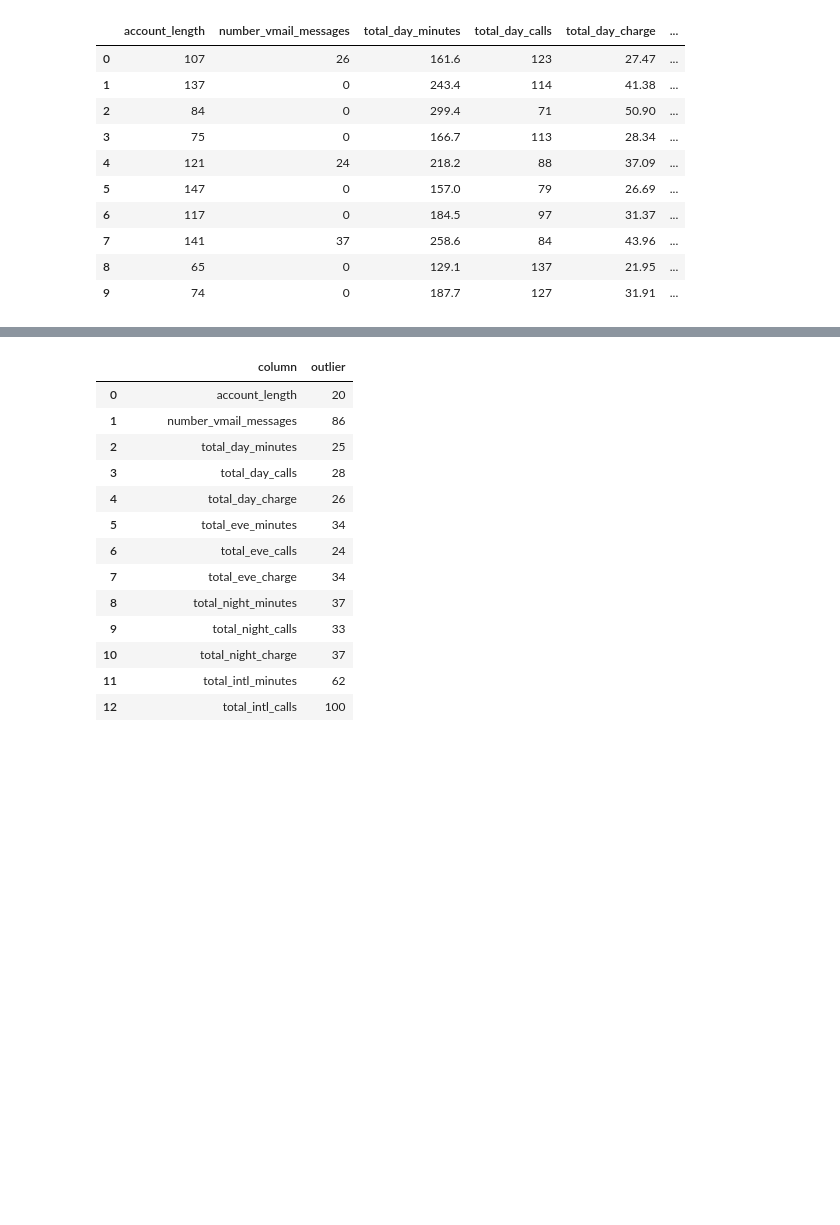
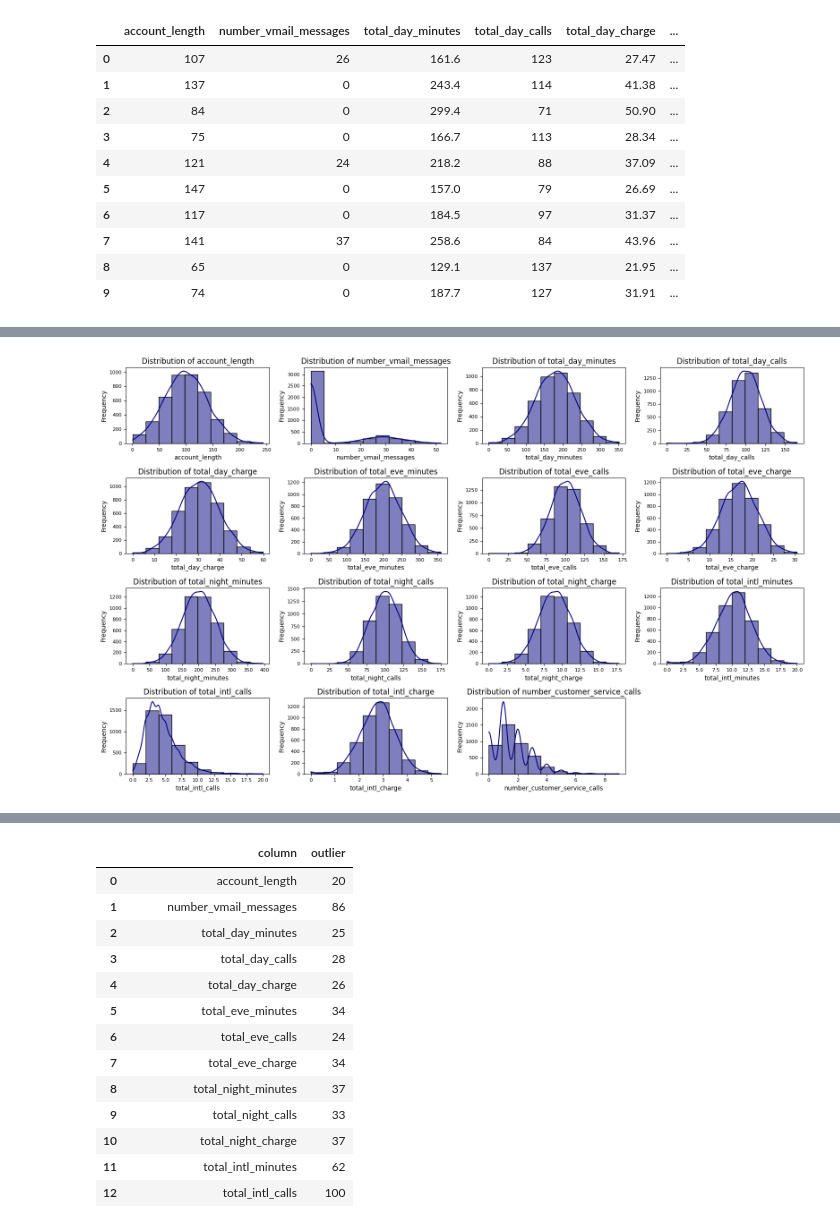
Before and after one commit to Gifted-Dev/customerChurn_prediction, a Jupyter notebook: notebooks/EDA.ipynb, the cells around one changed output, grey strips where cells are left out. Saved outputs shown, nothing was run; the diff lists cells and outputs as text; code cells hidden in the pictures; blank space fills up the shorter version.

```diff
--- a/notebooks/EDA.ipynb
+++ b/notebooks/EDA.ipynb
@@ -195,10 +175,0 @@ for col in df_num.columns:
-# %%
-# To visualize the outliers using box plots
-for i, col in enumerate(df_num.columns):
-    # plt.figure(figsize=(3,4))
-    # sns.boxplot(data=df, x=df['churn'], y=col)
-    sns.boxplot(data=df_num, y=col, ax=axes[i])
-    axes[i].set_title(f'outliers in {col}')
-
-plt.tight_layout()
-plt.show()
@@ -208,0 +196,29 @@ KeyboardInterrupt:
+# %%
+# Assume df_num contains only numerical columns
+num_cols = df_num.columns
+n_plots = len(num_cols)  # Number of plots (features)
+plt_cols = 4             # Number of columns for subplots
+plt_rows = int(np.ceil(n_plots / plt_cols))  # Number of rows for subplots
+
+# Create subplots
+fig, axes = plt.subplots(plt_rows, plt_cols, figsize=(16, 10))
+axes = axes.flatten()  # Flatten the 2D array of axes for easier indexing
+
+# Loop through numerical columns and plot histogram + KDE
+for idx, feature in enumerate(num_cols):
+    ax = axes[idx]  # Select the subplot axis
+    sns.histplot(df_num[feature], bins=10, kde=True, color='navy', ax=ax)
+    ax.set_title(f'Distribution of {feature}', fontsize=12)
+    ax.set_xlabel(feature, fontsize=10)
+    ax.set_ylabel('Frequency', fontsize=10)
+    ax.tick_params(axis='both', labelsize=8)
+
+# Remove unused subplots if there are fewer features than subplots
+for i in range(len(num_cols), len(axes)):
+    fig.delaxes(axes[i])
+
+# Adjust spacing and layout
+plt.tight_layout()
+plt.show()
+# %% [output]
+[figure, added]
```
Also changed, not shown: parts of 18 cells of this notebook.
